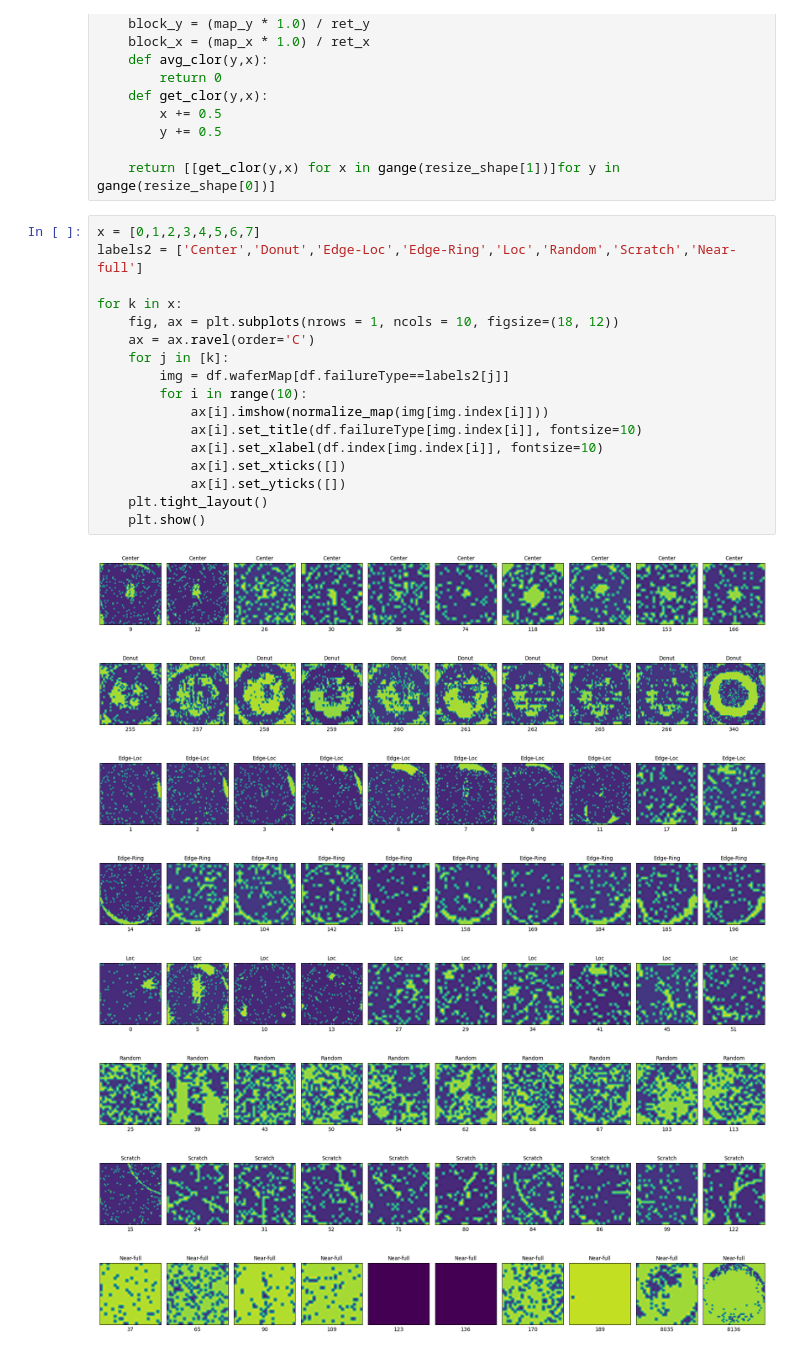
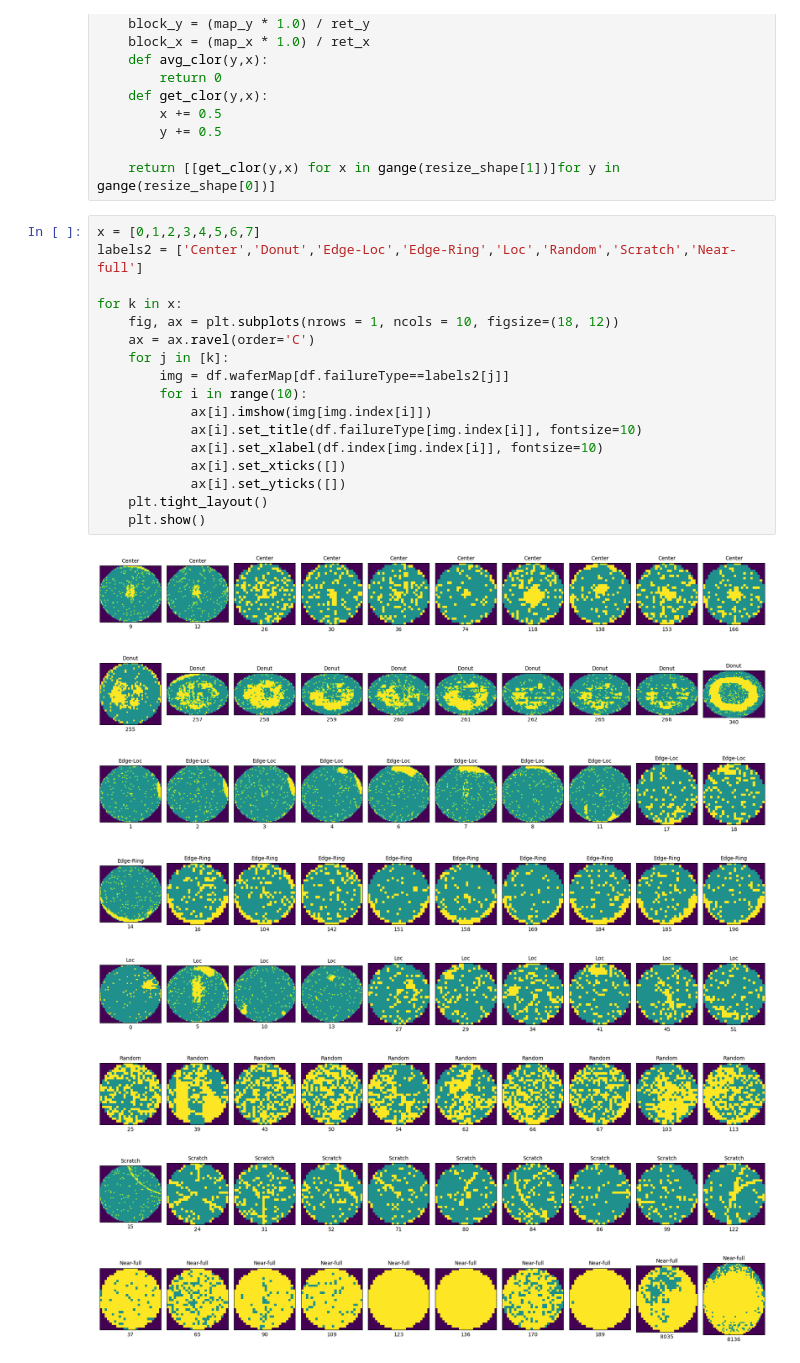
Before and after one commit to bodu0204/particle-detection-quest-2023, a Jupyter notebook: work/01_Tutorial/01_Tutorial.ipynb, the cells around one changed output. Cells and saved outputs as stored; diff of their text form.

```diff
--- a/work/01_Tutorial/01_Tutorial.ipynb
+++ b/work/01_Tutorial/01_Tutorial.ipynb
@@ -109,26 +109,26 @@ def normalize_map(map, resize_shape=(64,64)):
 # %%
 x = [0,1,2,3,4,5,6,7]
 labels2 = ['Center','Donut','Edge-Loc','Edge-Ring','Loc','Random','Scratch','Near-full']
 
 for k in x:
     fig, ax = plt.subplots(nrows = 1, ncols = 10, figsize=(18, 12))
     ax = ax.ravel(order='C')
     for j in [k]:
         img = df.waferMap[df.failureType==labels2[j]]
         for i in range(10):
-            ax[i].imshow(normalize_map(img[img.index[i]]))
+            ax[i].imshow(img[img.index[i]])
             ax[i].set_title(df.failureType[img.index[i]], fontsize=10)
             ax[i].set_xlabel(df.index[img.index[i]], fontsize=10)
             ax[i].set_xticks([])
             ax[i].set_yticks([])
     plt.tight_layout()
     plt.show()
 # %% [output]
-[figure, old version]
+[figure, new version]
-[figure, old version]
+[figure, new version]
-[figure, old version]
+[figure, new version]
-[figure, old version]
+[figure, new version]
-[figure, old version]
+[figure, new version]
-[figure, old version]
+[figure, new version]
-[figure, old version]
+[figure, new version]
-[figure, old version]
+[figure, new version]
```
Also changed, not shown: 2 other files.
